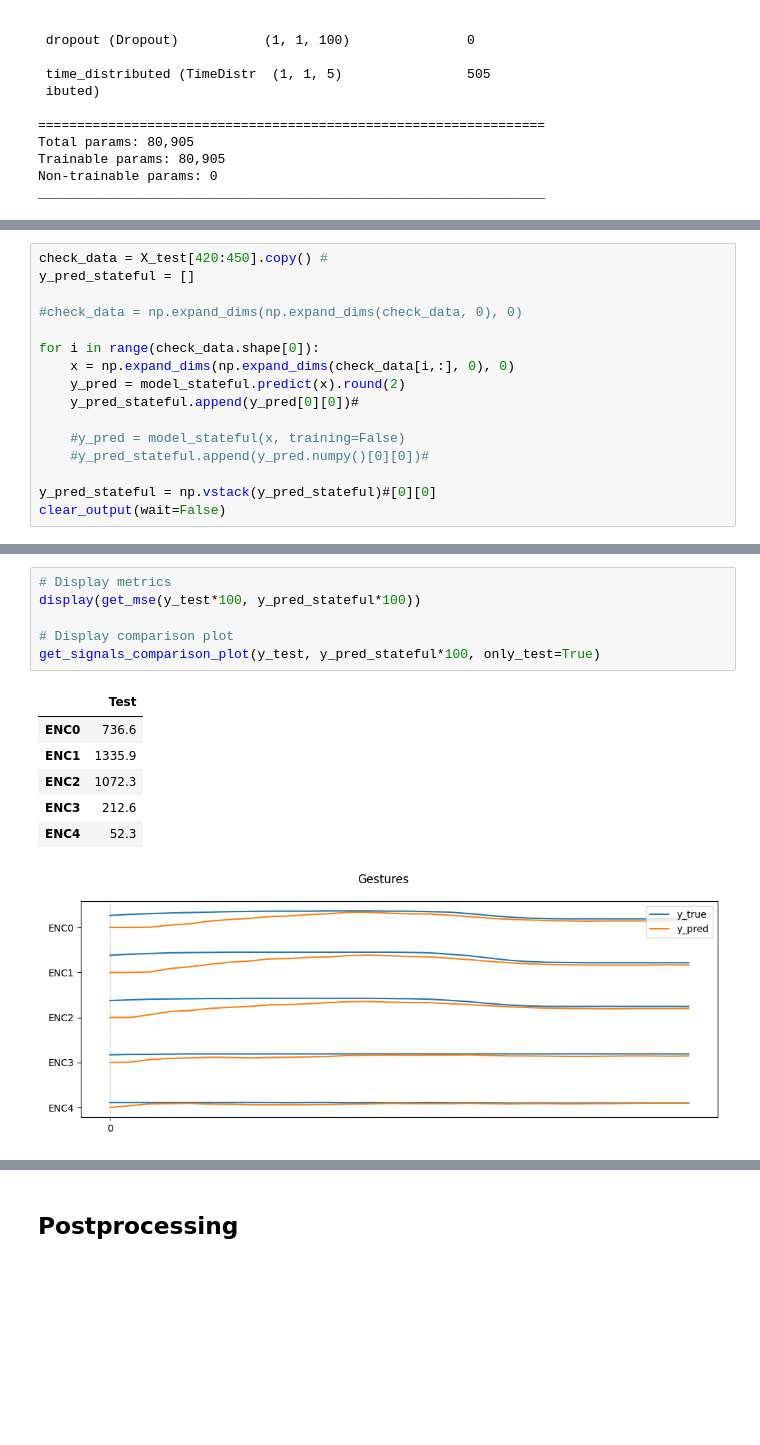
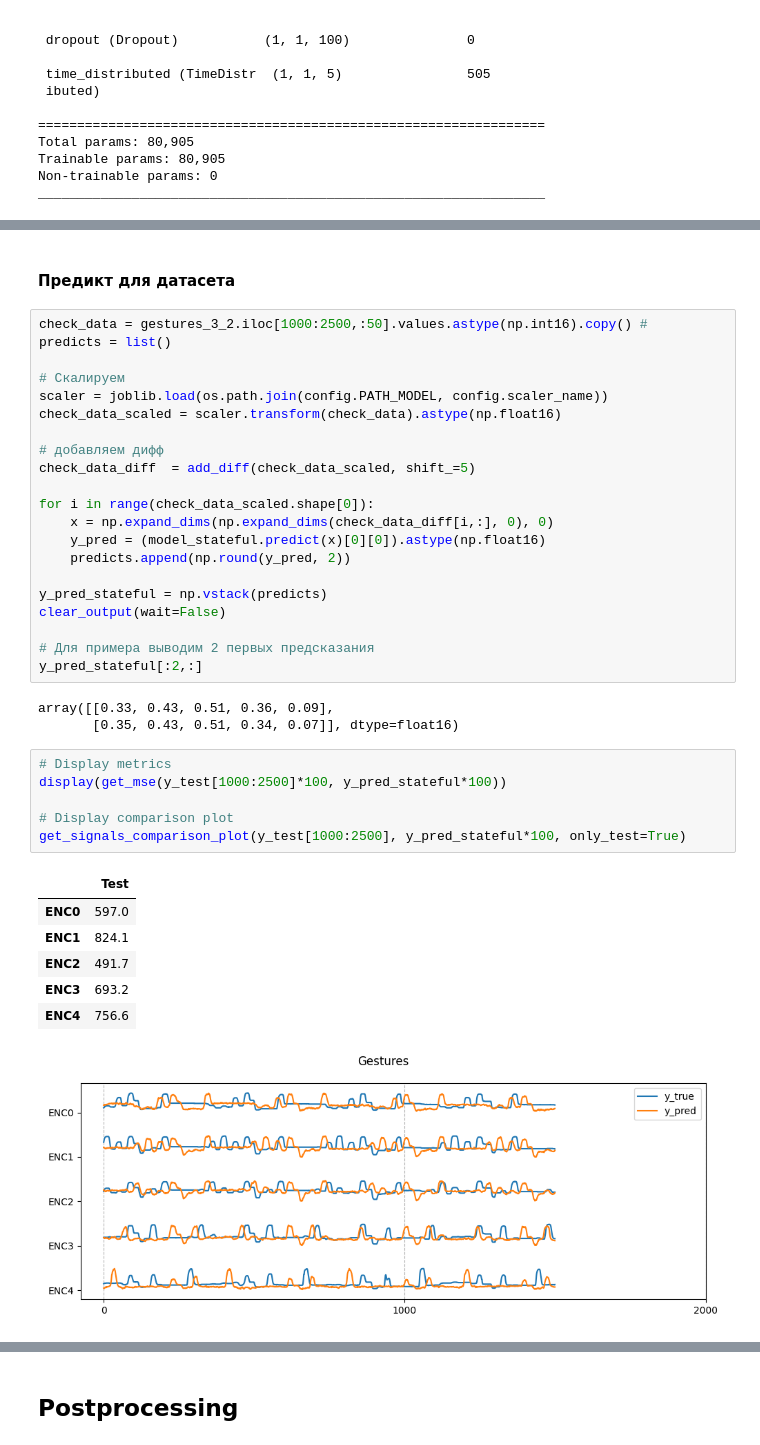
Before and after one commit to Internship-moto/Gestures_3, a Jupyter notebook: notebooks/Gestures_3.ipynb, the cells around one changed output, grey strips where cells are left out. Drawn from its saved outputs; the diff is of its cells as text; blank space fills up the shorter version.

```diff
--- a/notebooks/Gestures_3.ipynb
+++ b/notebooks/Gestures_3.ipynb
@@ -839,16 +504,0 @@ array([0., 0., 0., 0., 0.], dtype=float32)
-# %%
-check_data = X_test[420:450].copy() #
-y_pred_stateful = []
-
-#check_data = np.expand_dims(np.expand_dims(check_data, 0), 0)
-
-for i in range(check_data.shape[0]):
-    x = np.expand_dims(np.expand_dims(check_data[i,:], 0), 0)
-    y_pred = model_stateful.predict(x).round(2)
-    y_pred_stateful.append(y_pred[0][0])#
-
-    #y_pred = model_stateful(x, training=False)
-    #y_pred_stateful.append(y_pred.numpy()[0][0])#
-
-y_pred_stateful = np.vstack(y_pred_stateful)#[0][0]
-clear_output(wait=False)
@@ -855,17 +535,43 @@ clear_output(wait=False)
+# %% [markdown]
+#### Предикт для датасета
+# %%
+check_data = gestures_3_2.iloc[1000:2500,:50].values.astype(np.int16).copy() #
+predicts = list()
+
+# Скалируем
+scaler = joblib.load(os.path.join(config.PATH_MODEL, config.scaler_name))
+check_data_scaled = scaler.transform(check_data).astype(np.float16)
+
+# добавляем дифф
+check_data_diff  = add_diff(check_data_scaled, shift_=5)
+
+for i in range(check_data_scaled.shape[0]):
+    x = np.expand_dims(np.expand_dims(check_data_diff[i,:], 0), 0)
+    y_pred = (model_stateful.predict(x)[0][0]).astype(np.float16)
+    predicts.append(np.round(y_pred, 2))
+
+y_pred_stateful = np.vstack(predicts)
+clear_output(wait=False)
+
+# Для примера выводим 2 первых предсказания
+y_pred_stateful[:2,:]
+# %% [output]
+array([[0.33, 0.43, 0.51, 0.36, 0.09],
+       [0.35, 0.43, 0.51, 0.34, 0.07]], dtype=float16)
 # %%
 # Display metrics
-display(get_mse(y_test*100, y_pred_stateful*100))
+display(get_mse(y_test[1000:2500]*100, y_pred_stateful*100))
 
 # Display comparison plot
-get_signals_comparison_plot(y_test, y_pred_stateful*100, only_test=True)
+get_signals_comparison_plot(y_test[1000:2500], y_pred_stateful*100, only_test=True)
 # %% [output]
 |  | Test |
-| ENC0 | 736.6 |
-| ENC1 | 1335.9 |
-| ENC2 | 1072.3 |
-| ENC3 | 212.6 |
-| ENC4 | 52.3 |
+| ENC0 | 597.0 |
+| ENC1 | 824.1 |
+| ENC2 | 491.7 |
+| ENC3 | 693.2 |
+| ENC4 | 756.6 |
-[figure, old version]
+[figure, new version]
 # %%
 preproc_coef = 0.57
 prev = None
```
Also changed, not shown: parts of 69 cells of this notebook.
